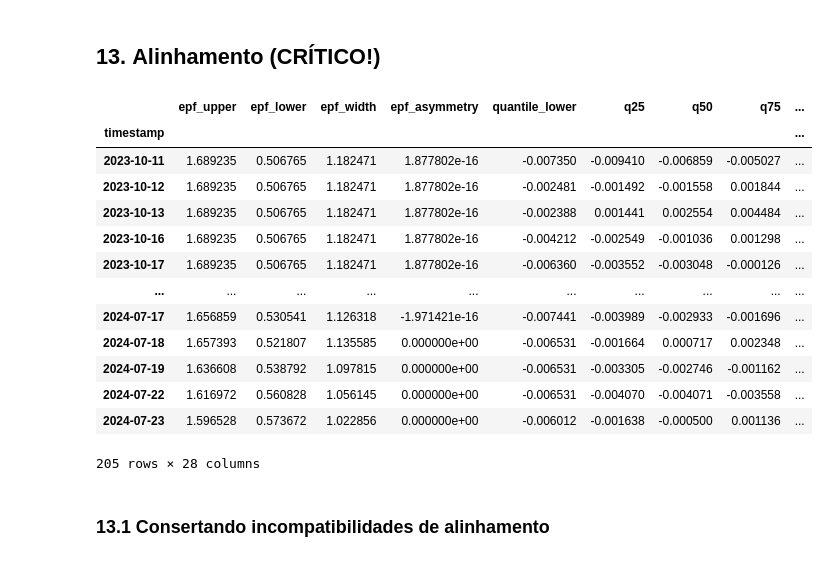
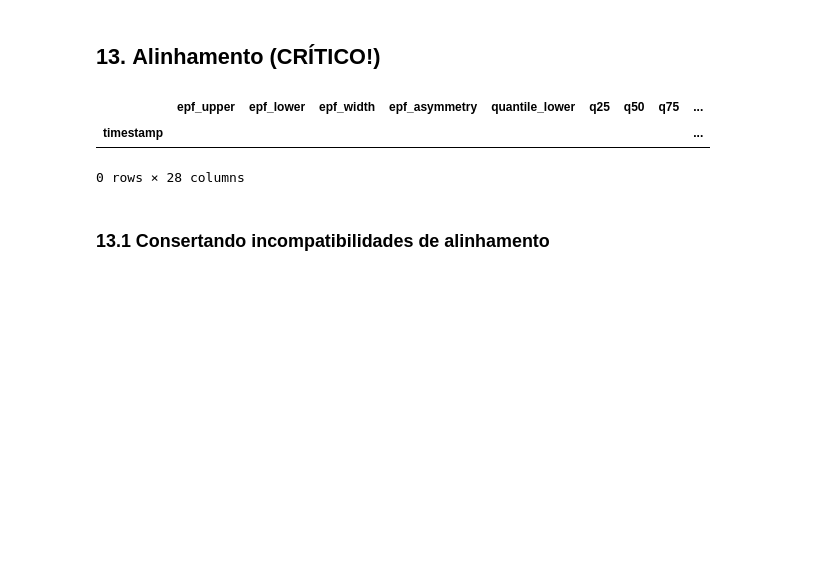
Before and after one commit to miguelrferreiraf/libellula, a Jupyter notebook: notebooks/Predictive_TFT_model/TFT_prdictive_model.ipynb, the cells around one changed output. Cells and saved outputs as stored; diff of their text form; code cells hidden in the pictures; blank space fills up the shorter version.

```diff
--- a/notebooks/Predictive_TFT_model/TFT_prdictive_model.ipynb
+++ b/notebooks/Predictive_TFT_model/TFT_prdictive_model.ipynb
@@ -344,8 +345,11 @@ df.select_dtypes(include=["object"])
 1367 rows × 0 columns
 # %%
 # Definir colunas que o modelo usa
+train_end = int(len(df) * 0.70)
+val_end = int(len(df) * 0.85)
+
 training = TimeSeriesDataSet(
-    df,
+    df.iloc[:train_end],
     time_idx="time_idx",
     target="target",
     group_ids=["series"],
@@ -360,6 +364,20 @@ training = TimeSeriesDataSet(
         if col not in ["Date", "series", "target"]
     ]
 )
+
+validation = TimeSeriesDataSet.from_dataset(
+    training,
+    df.iloc[:val_end],
+    min_prediction_idx=train_end,
+    stop_randomization=True,
+)
+
+test = TimeSeriesDataSet.from_dataset(
+    training,
+    df,
+    min_prediction_idx=val_end,
+    stop_randomization=True,
+)
 # %% [markdown]
 ## **5. Dataloader**
 # %%
@@ -368,6 +386,18 @@ train_dataloader = training.to_dataloader(
     batch_size=64,
     num_workers=0
 )
+
+validation_dataloader = validation.to_dataloader(
+    train=False,
+    batch_size=64,
+    num_workers=0
+)
+
+test_dataloader = test.to_dataloader(
+    train=False,
+    batch_size=64,
+    num_workers=0
+)
 # %% [markdown]
 ## 6. **Criar modelo TFT**
 # %%
@@ -439,7 +474,7 @@ C:\projects\Libellula\.venv\Lib\site-packages\lightning\pytorch\loops\training_e
 ## 10. **Gerar previsões**
 # %%
 raw_predictions = tft.predict(
-    train_dataloader,
+    validation_dataloader,
     mode="raw"
 )
 
@@ -453,7 +487,7 @@ C:\projects\Libellula\.venv\Lib\site-packages\lightning\pytorch\trainer\connecto
 ## 11. **Criar dataset de previsões**
 # %%
 # Criar índice alinhado com saída do modelo
-pred_index = df.index[-len(mean_pred):]
+pred_index = df.index[train_end:val_end]
 
 df_pred = pd.DataFrame(index=pred_index)
 
@@ -480,31 +514,20 @@ risk_df = pd.read_parquet("C:/projects/Libellula/data/processed/combined/risk_fe
 # %% [markdown]
 ## 13. **Alinhamento (CRÍTICO!)**
 # %%
-df_pred["timestamp"] = df["Date"].iloc[-len(df_pred):].values
+df_pred["timestamp"] = df["Date"].iloc[train_end:val_end].values
 df_pred = df_pred.set_index("timestamp")
 
 risk_df.index = pd.to_datetime(risk_df.index)
 
 df_pred = df_pred.reindex(risk_df.index)
 
 final_df = risk_df.join(df_pred)
 final_df = final_df.dropna()
 final_df
 # %% [output]
 |  | epf_upper | epf_lower | epf_width | epf_asymmetry | quantile_lower | q25 | q50 | q75 | ... |
 | timestamp |  |  |  |  |  |  |  |  | ... |
-| 2023-10-11 | 1.689235 | 0.506765 | 1.182471 | 1.877802e-16 | -0.007350 | -0.009410 | -0.006859 | -0.005027 | ... |
-| 2023-10-12 | 1.689235 | 0.506765 | 1.182471 | 1.877802e-16 | -0.002481 | -0.001492 | -0.001558 | 0.001844 | ... |
-| 2023-10-13 | 1.689235 | 0.506765 | 1.182471 | 1.877802e-16 | -0.002388 | 0.001441 | 0.002554 | 0.004484 | ... |
-| 2023-10-16 | 1.689235 | 0.506765 | 1.182471 | 1.877802e-16 | -0.004212 | -0.002549 | -0.001036 | 0.001298 | ... |
-| 2023-10-17 | 1.689235 | 0.506765 | 1.182471 | 1.877802e-16 | -0.006360 | -0.003552 | -0.003048 | -0.000126 | ... |
-| ... | ... | ... | ... | ... | ... | ... | ... | ... | ... |
-| 2024-07-17 | 1.656859 | 0.530541 | 1.126318 | -1.971421e-16 | -0.007441 | -0.003989 | -0.002933 | -0.001696 | ... |
-| 2024-07-18 | 1.657393 | 0.521807 | 1.135585 | 0.000000e+00 | -0.006531 | -0.001664 | 0.000717 | 0.002348 | ... |
-| 2024-07-19 | 1.636608 | 0.538792 | 1.097815 | 0.000000e+00 | -0.006531 | -0.003305 | -0.002746 | -0.001162 | ... |
-| 2024-07-22 | 1.616972 | 0.560828 | 1.056145 | 0.000000e+00 | -0.006531 | -0.004070 | -0.004071 | -0.003558 | ... |
-| 2024-07-23 | 1.596528 | 0.573672 | 1.022856 | 0.000000e+00 | -0.006012 | -0.001638 | -0.000500 | 0.001136 | ... |
-205 rows × 28 columns
+0 rows × 28 columns
 # %% [markdown]
 ### 13.1 Consertando incompatibilidades de alinhamento
 # %% [markdown]
```
Also changed, not shown: parts of 7 cells of this notebook, 36 other files.
